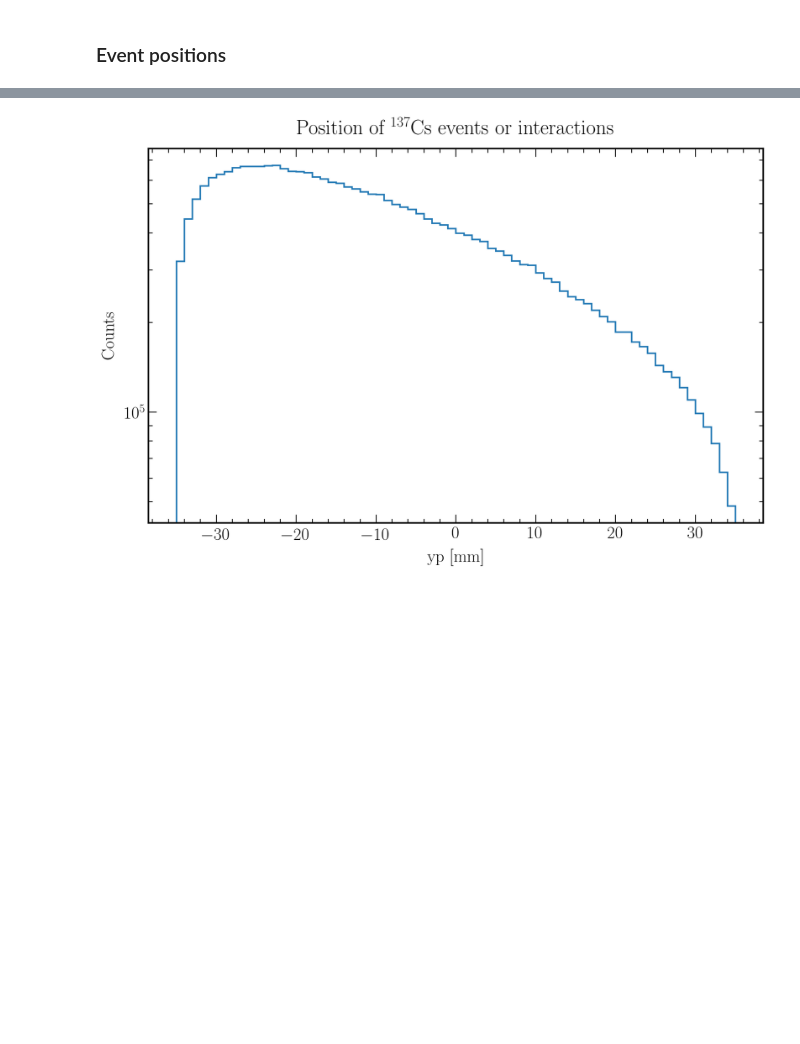
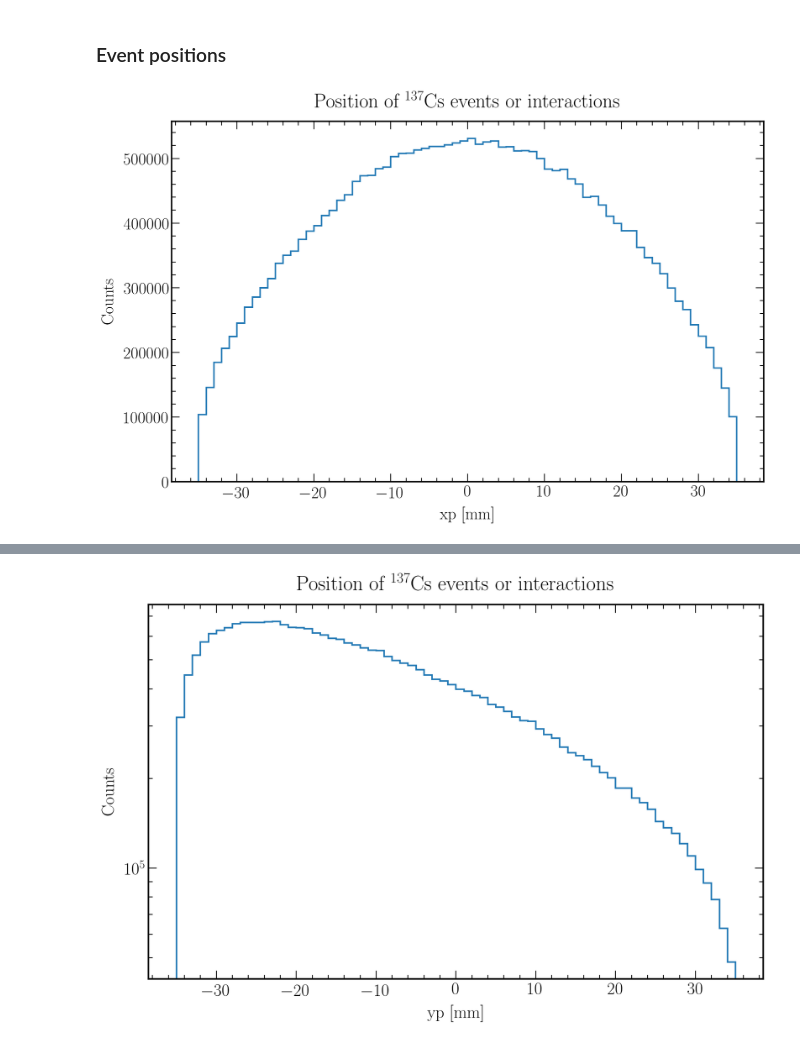
Before and after one commit to AG-Schumann/Xebra_G4_Analysis, a Jupyter notebook: Calibration_simulations_pointsource/Calibration_simulations_pointsource.ipynb, the cells around one changed output, grey strips where cells are left out. Drawn from its saved outputs; the diff is of its cells as text; code cells hidden in the pictures; blank space fills up the shorter version.

```diff
--- a/Calibration_simulations_pointsource/Calibration_simulations_pointsource.ipynb
+++ b/Calibration_simulations_pointsource/Calibration_simulations_pointsource.ipynb
@@ -177,13 +218,21 @@ _chunk_collect
 nevents = len(_chunk_collect.xp_pri)
 print('nevents: '+str(nevents))
 
-xp_flat = flatten_tuples(_chunk_collect.xp)
-yp_flat = flatten_tuples(_chunk_collect.yp)
-zp_flat = flatten_tuples(_chunk_collect.zp)
-rp_flat = np.sqrt(xp_flat * xp_flat + yp_flat * yp_flat)
-ed_flat = flatten_tuples(_chunk_collect.ed)
+if Clustered == True:
+    xp_flat = _chunk_collect.xp
+    yp_flat = _chunk_collect.yp
+    zp_flat = _chunk_collect.zp
+    rp_flat = np.sqrt(xp_flat * xp_flat + yp_flat * yp_flat)
+    ed_flat = _chunk_collect.ed
 
-print('nevents_flat: '+str(len(xp_flat)))
+else:
+    xp_flat = flatten_tuples(_chunk_collect.xp)
+    yp_flat = flatten_tuples(_chunk_collect.yp)
+    zp_flat = flatten_tuples(_chunk_collect.zp)
+    rp_flat = np.sqrt(xp_flat * xp_flat + yp_flat * yp_flat)
+    ed_flat = flatten_tuples(_chunk_collect.ed)
+
+    print('nevents_flat: '+str(len(xp_flat)))
 # %% [output]
 nevents: 552934
 nevents_flat: 27490356
@@ -329,3 +381,60 @@ fig.savefig(filenameprefix+"_ed_spectrum.png")
 [figure]
 # %% [markdown]
 ### Event positions
+# %%
+#############################################
+## Set plot styles:
+#############################################
+
+fig=plt.figure(figsize=(16, 10), dpi=150)
+
+# Text options
+plt.rc('text', usetex=True)
+plt.rc('font', family='serif')
+
+# Labels
+label_size = 25
+label_pad = 10
+title_size = 30
+title_pad = 20
+
+# Axes Parameters
+axes = plt.gca()
+axes.tick_params(axis='both')
+
+# Axes ---> Linewidth
+for axis in ['top','bottom','left','right']:
+    axes.spines[axis].set_linewidth(2.2)
+
+# Axes ---> Ticks
+axes.xaxis.set_minor_locator(AutoMinorLocator(5))
+plt.tick_params(which='minor', direction='in', labelsize=label_size, top=True, right=True, width=1.2, length=6)
+axes.yaxis.set_minor_locator(AutoMinorLocator(5))
+plt.tick_params(which='minor', direction='in', labelsize=label_size, top=True, right=True, width=1.2, length=6)
+plt.tick_params(which='major', direction='in', labelsize=label_size, top=True, right=True, width=1.2, length=12)
+
+# Grid
+#plt.grid(True)
+
+#############################################
+## Plot specific settings and plot data
+#############################################
+
+# Data plot
+n, bins, patches = plt.hist(xp_flat, 70, facecolor='darkblue', histtype = 'step', linewidth = 2.2)
+
+plt.xlabel('xp [mm]', fontsize = label_size, labelpad = label_pad)
+plt.ylabel('Counts', fontsize = label_size, labelpad = label_pad)
+plt.title('Position of $^{137}$Cs events or interactions', fontsize = title_size, pad = title_pad)
+
+# Axes ---> Range
+#plt.xlim(0,100) # 0 PE and 100 PE are typical values for the x axis limits
+#plt.ylim(0,16000)
+#plt.xlim(left=0)
+#plt.yscale('log', nonposy='clip')
+
+plt.show()
+
+fig.savefig(filenameprefix+"_xp_spectrum.png")
+# %% [output]
+[figure, added]
```
Also changed, not shown: parts of 9 cells of this notebook, 33 other files.
